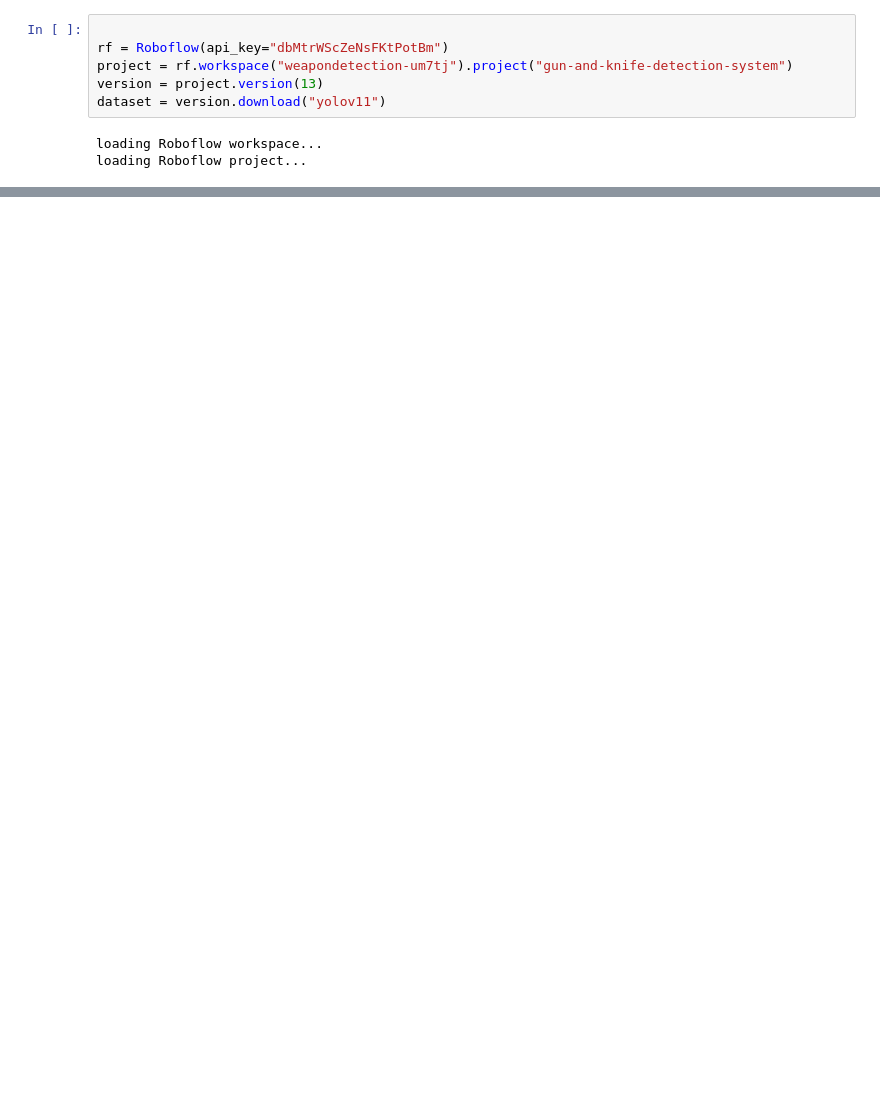
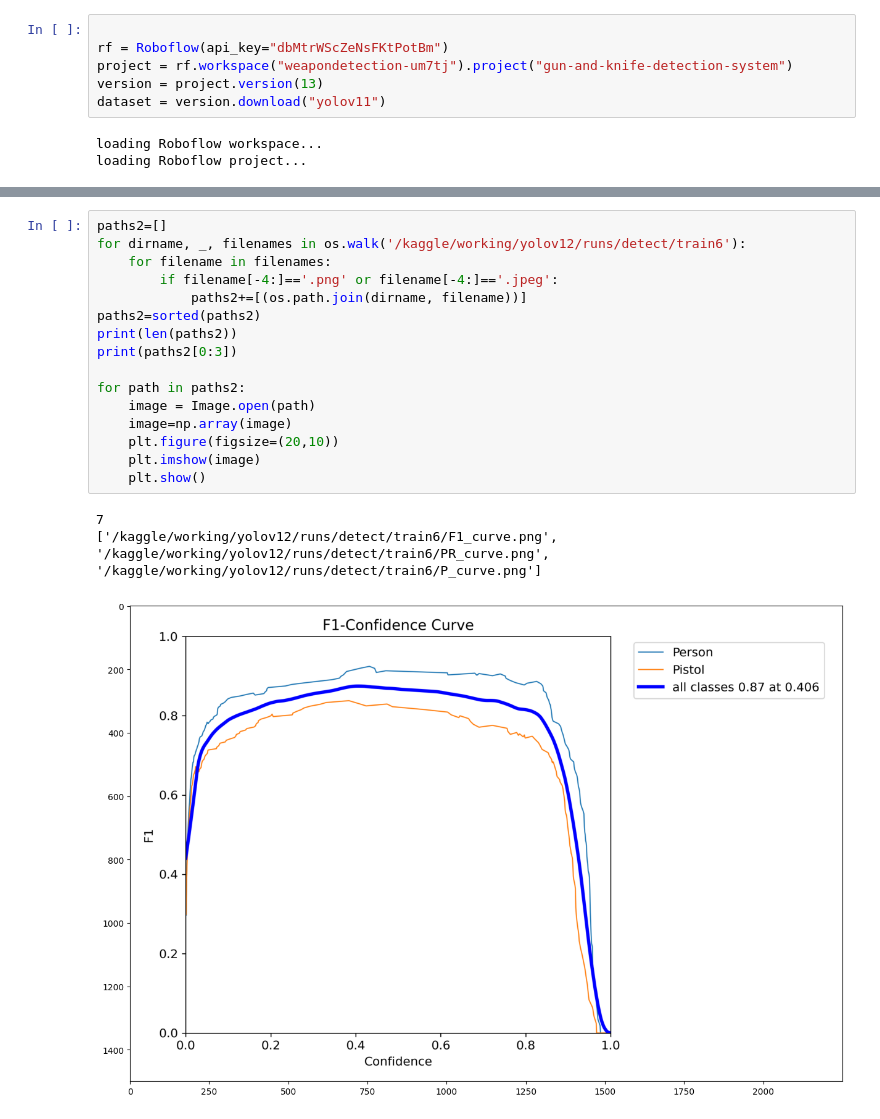
Before and after one commit to Yaman-dot/GCNNObjectDetection, a Jupyter notebook: weapon-object-detection-notebook.ipynb, the cells around one changed output, grey strips where cells are left out. Cells and saved outputs as stored; diff of their text form; blank space fills up the shorter version.

Commit message:
Kaggle Notebook | Weapon Object Detection Notebook | Finished the training with a test of 2 images

```diff
--- a/weapon-object-detection-notebook.ipynb
+++ b/weapon-object-detection-notebook.ipynb
@@ -111,0 +124,20 @@ Overriding model.yaml nc=80 with nc=2
+# %%
+paths2=[]
+for dirname, _, filenames in os.walk('/kaggle/working/yolov12/runs/detect/train6'):
+    for filename in filenames:
+        if filename[-4:]=='.png' or filename[-4:]=='.jpeg':
+            paths2+=[(os.path.join(dirname, filename))]
+paths2=sorted(paths2)
+print(len(paths2))
+print(paths2[0:3])
+
+for path in paths2:
+    image = Image.open(path)
+    image=np.array(image)
+    plt.figure(figsize=(20,10))
+    plt.imshow(image)
+    plt.show()
+# %% [output]
+7
+['/kaggle/working/yolov12/runs/detect/train6/F1_curve.png', '/kaggle/working/yolov12/runs/detect/train6/PR_curve.png', '/kaggle/working/yolov12/runs/detect/train6/P_curve.png']
+[figure, added]
```
Also changed, not shown: parts of 13 cells of this notebook.
